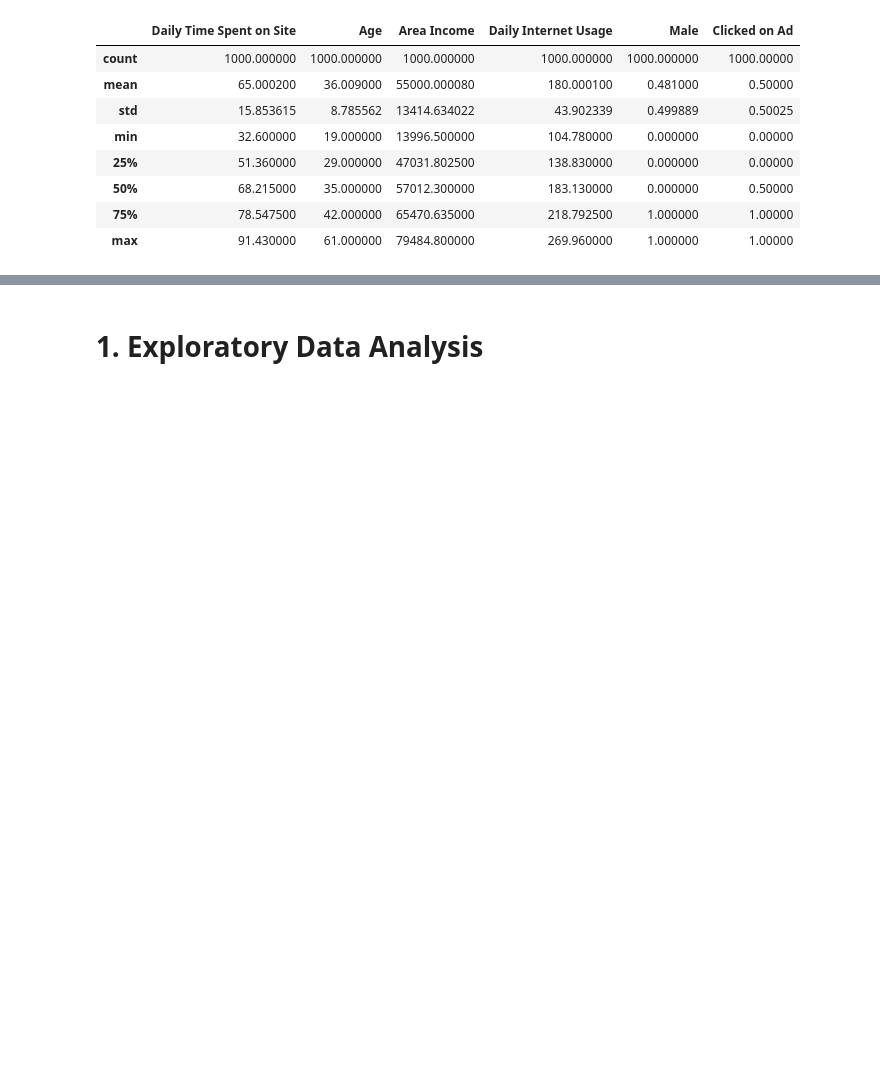
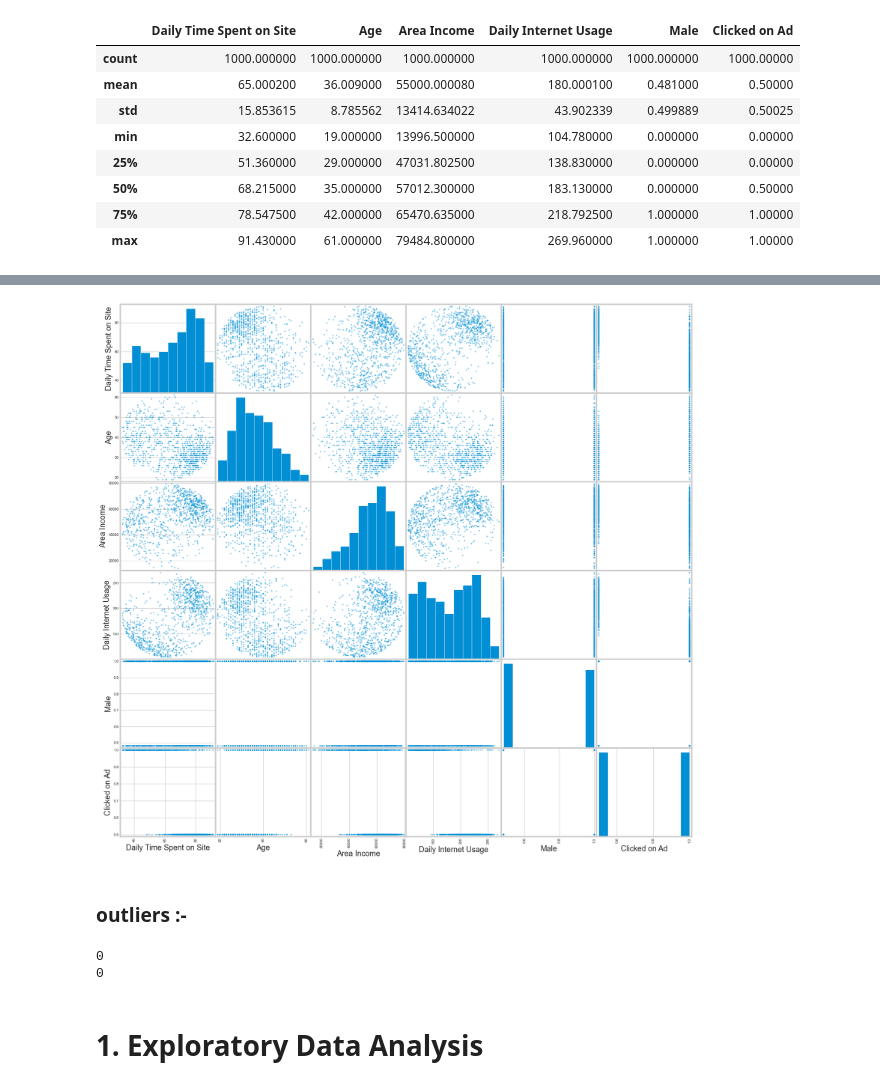
Before and after one commit to NaseemAlqahtani/Advertisement-Project, a Jupyter notebook: Advertisement project.ipynb, the cells around one changed output, grey strips where cells are left out. Drawn from its saved outputs; the diff is of its cells as text; code cells hidden in the pictures; blank space fills up the shorter version.

```diff
--- a/Advertisement project.ipynb
+++ b/Advertisement project.ipynb
@@ -99,0 +141,7 @@ data.describe()
+# %%
+from pandas.plotting import scatter_matrix
+scatter_matrix(data,figsize=(20,20));
+# %% [output]
+[figure, added]
+# %% [markdown]
+### outliers :-
@@ -100,2 +151,9 @@ data.describe()
+# %%
+print(data[data['Male']==0].shape[0])
+
+print(data[data['Clicked on Ad']==0].shape[0])
+# %% [output]
+0
+0
 # %% [markdown]
 # 1. Exploratory Data Analysis
```
Also changed, not shown: parts of 9 cells of this notebook.
